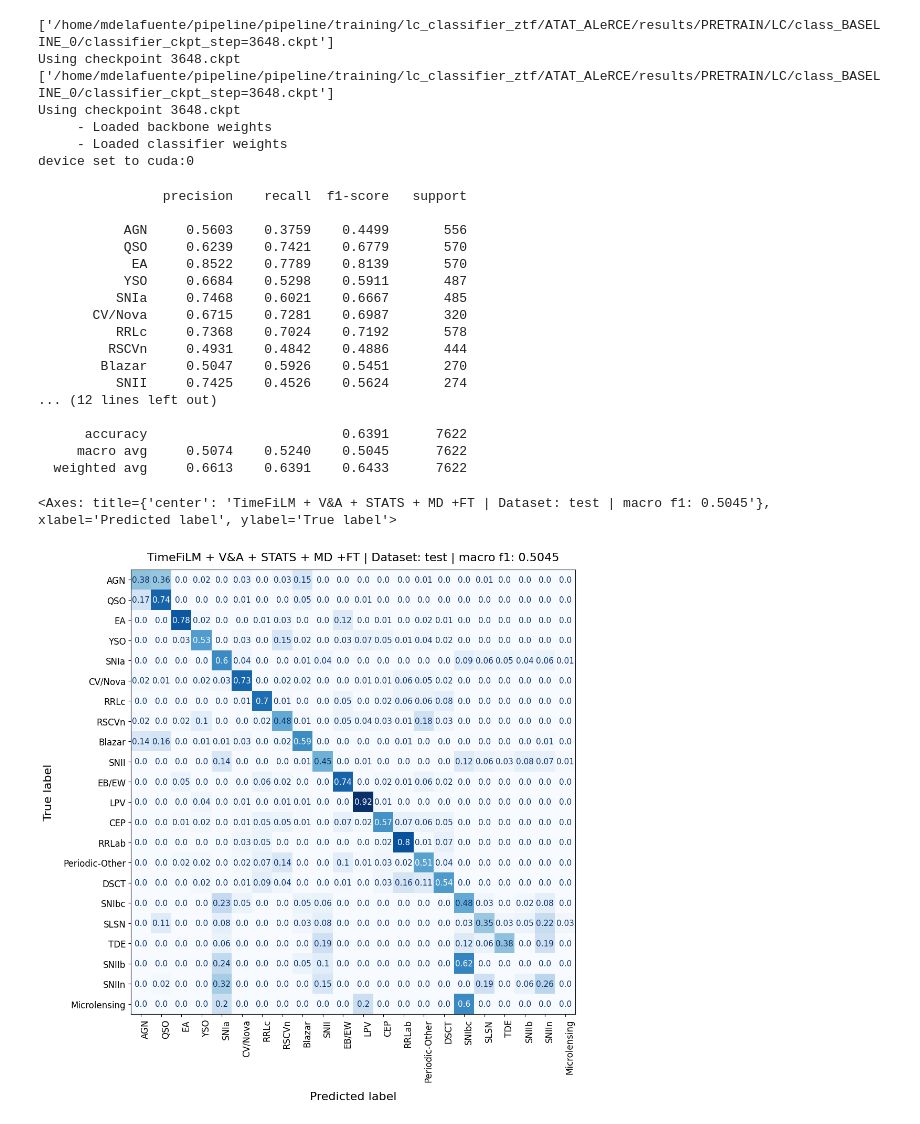
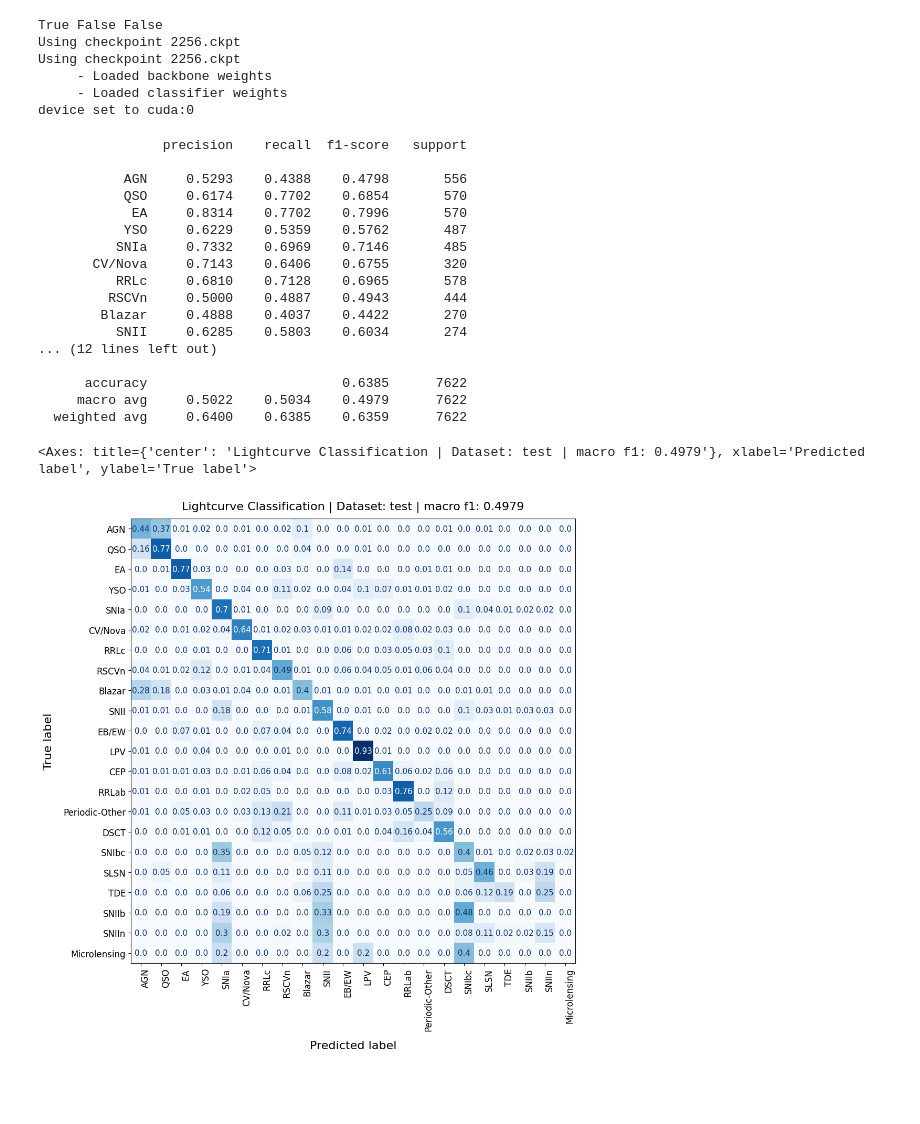
Before and after one commit to HexaPulsar/pipeline, a Jupyter notebook: pipeline/training/lc_classifier_ztf/ATAT_ALeRCE/LC_graphcompare.ipynb, the cells around one changed output. Drawn from its saved outputs; the diff is of its cells as text; code cells hidden in the pictures; blank space fills up the shorter version.

```diff
--- a/pipeline/training/lc_classifier_ztf/ATAT_ALeRCE/LC_graphcompare.ipynb
+++ b/pipeline/training/lc_classifier_ztf/ATAT_ALeRCE/LC_graphcompare.ipynb
@@ -14,8 +16,8 @@ import numpy as np
 # %%
 DATASET  ='test'
 DEVICE = 'cuda:0'
-PATH_1 ='/home/mdelafuente/pipeline/pipeline/training/lc_classifier_ztf/ATAT_ALeRCE/results/PRETRAIN/LC/class_BASELINE_0/'
-PATH_2 = '/home/mdelafuente/pipeline/pipeline/training/lc_classifier_ztf/ATAT_ALeRCE/results/PRETRAIN/LC/class_FINAL_v10_0/'
+PATH_1 ='/home/mdelafuente/pipeline/pipeline/training/lc_classifier_ztf/ATAT_ALeRCE/results/DEBUG_ZTF/LC/class_ZTF_debug_v0_mean_test_zerotokens_window_factor_0/'
+PATH_2 = '/home/mdelafuente/pipeline/pipeline/training/lc_classifier_ztf/ATAT_ALeRCE/results/NEW_OPTIM/LC/class_test_v12_0/'
 
 from src.utils.data.AlerceDictionaries import ELASTICC_TAXONOMY, ZTF_TAXONOMY
 
@@ -33,53 +35,53 @@ from src.layers.transformer.ATAT import LightCurveTransformer
 test = InitClassifier(path_to_config_yaml=PATH_1,
                     model= LightCurveTransformer,
                     classifier = MultimodalClassifier,
                     use_lc = True,
                     arg_key='lc')
 
 backbone_od = test.create_ordered_dict(remove_if_in_key_list=['projection', 'classifier'],rename_keys = ('model.',''), checkpoint_name='classifier_ckpt')
 classifier_od = test.create_ordered_dict(remove_if_in_key_list=['projection', 'model',],rename_keys = ('classifier.',''), checkpoint_name='classifier_ckpt')
 test.load_backbone_weights(backbone_od)
 
 test.load_classifier_weights(classifier_od)
 test.args.datamodule.val_use_sampler = False
 
+
 dl = InitDataLoader(update_dataset_path=FP_DATASET,update_batch_size=16,datamodule_args=test.args.datamodule)
 dl.init_test_dataset()
 import numpy as np
 from sklearn.metrics import classification_report
 val_preds, val_true =test.predict(dl.test_dataset, DEVICE) if DATASET == 'test' else test.predict(dl.validation_dataset, DEVICE)
 report_1 = classification_report(val_true, np.argmax(val_preds, axis = -1), target_names=list(ZTF_TAXONOMY().keys()),digits = 4, output_dict=True)
 print(classification_report(val_true, np.argmax(val_preds, axis = -1), target_names=list(ZTF_TAXONOMY().keys()),digits = 4, output_dict=False))
 #test.get_confusion_matrix(np.argmax(val_preds, axis = -1), val_true, dataset_type=DATASET, taxonomy = ZTF_TAXONOMY, plot_title= 'ZTF ATAT LC ONLY', order_classes=ztf_order_classes)
 
-test.get_confusion_matrix(np.argmax(val_preds, axis = -1), val_true, dataset_type=DATASET, taxonomy = ZTF_TAXONOMY, plot_title= 'TimeFiLM + V&A + STATS + MD +FT | Dataset', order_classes=list(ZTF_TAXONOMY().keys()))
+test.get_confusion_matrix(np.argmax(val_preds, axis = -1), val_true, dataset_type=DATASET, taxonomy = ZTF_TAXONOMY, plot_title= 'Lightcurve Classification | Dataset', order_classes=list(ZTF_TAXONOMY().keys()))
 # %% [output]
-['/home/mdelafuente/pipeline/pipeline/training/lc_classifier_ztf/ATAT_ALeRCE/results/PRETRAIN/LC/class_BASELINE_0/classifier_ckpt_step=3648.ckpt']
-Using checkpoint 3648.ckpt
-['/home/mdelafuente/pipeline/pipeline/training/lc_classifier_ztf/ATAT_ALeRCE/results/PRETRAIN/LC/class_BASELINE_0/classifier_ckpt_step=3648.ckpt']
-Using checkpoint 3648.ckpt
+True False False
+Using checkpoint 2256.ckpt
+Using checkpoint 2256.ckpt
      - Loaded backbone weights
      - Loaded classifier weights
 device set to cuda:0
                 precision    recall  f1-score   support
 
-           AGN     0.5603    0.3759    0.4499       556
-           QSO     0.6239    0.7421    0.6779       570
-            EA     0.8522    0.7789    0.8139       570
-           YSO     0.6684    0.5298    0.5911       487
-          SNIa     0.7468    0.6021    0.6667       485
-       CV/Nova     0.6715    0.7281    0.6987       320
-          RRLc     0.7368    0.7024    0.7192       578
-         RSCVn     0.4931    0.4842    0.4886       444
-        Blazar     0.5047    0.5926    0.5451       270
-          SNII     0.7425    0.4526    0.5624       274
+           AGN     0.5293    0.4388    0.4798       556
+           QSO     0.6174    0.7702    0.6854       570
+            EA     0.8314    0.7702    0.7996       570
+           YSO     0.6229    0.5359    0.5762       487
+          SNIa     0.7332    0.6969    0.7146       485
+       CV/Nova     0.7143    0.6406    0.6755       320
+          RRLc     0.6810    0.7128    0.6965       578
+         RSCVn     0.5000    0.4887    0.4943       444
+        Blazar     0.4888    0.4037    0.4422       270
+          SNII     0.6285    0.5803    0.6034       274
 ... (12 lines left out)
 
-      accuracy                         0.6391      7622
-     macro avg     0.5074    0.5240    0.5045      7622
-  weighted avg     0.6613    0.6391    0.6433      7622
+      accuracy                         0.6385      7622
+     macro avg     0.5022    0.5034    0.4979      7622
+  weighted avg     0.6400    0.6385    0.6359      7622
-<Axes: title={'center': 'TimeFiLM + V&A + STATS + MD +FT | Dataset: test | macro f1: 0.5045'}, xlabel='Predicted label', ylabel='True label'>
+<Axes: title={'center': 'Lightcurve Classification | Dataset: test | macro f1: 0.4979'}, xlabel='Predicted label', ylabel='True label'>
-[figure, old version]
+[figure, new version]
 # %%
 import pandas as pd
 
```
Also changed, not shown: parts of 10 cells of this notebook, 55 other files.
